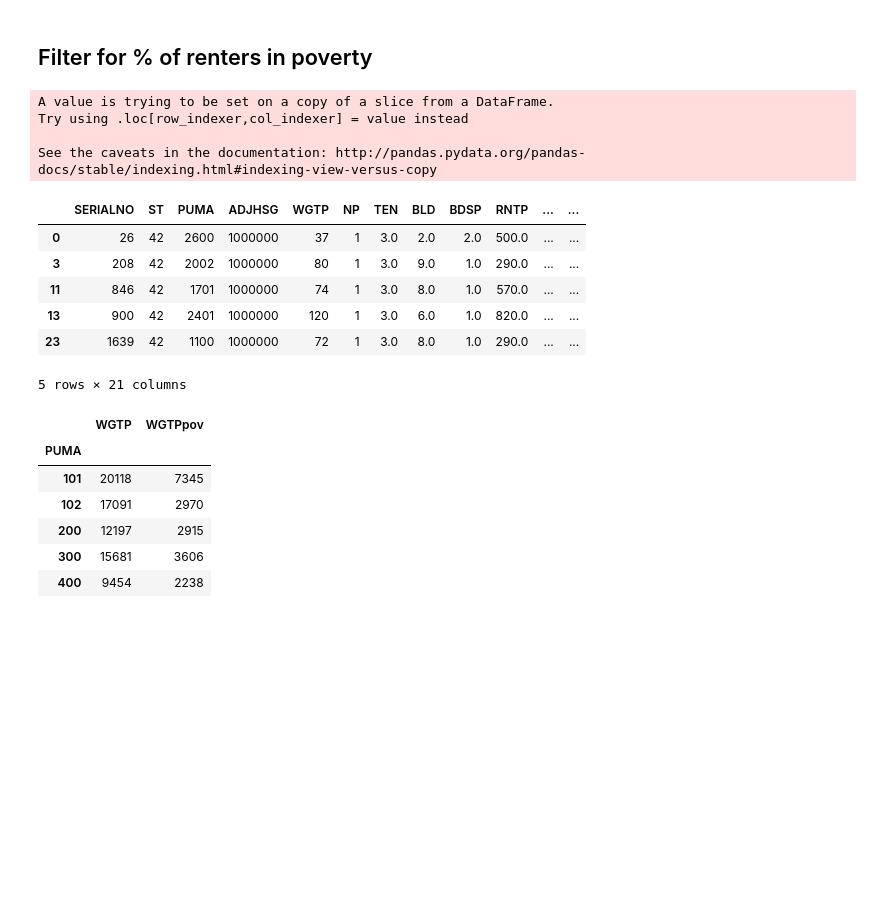
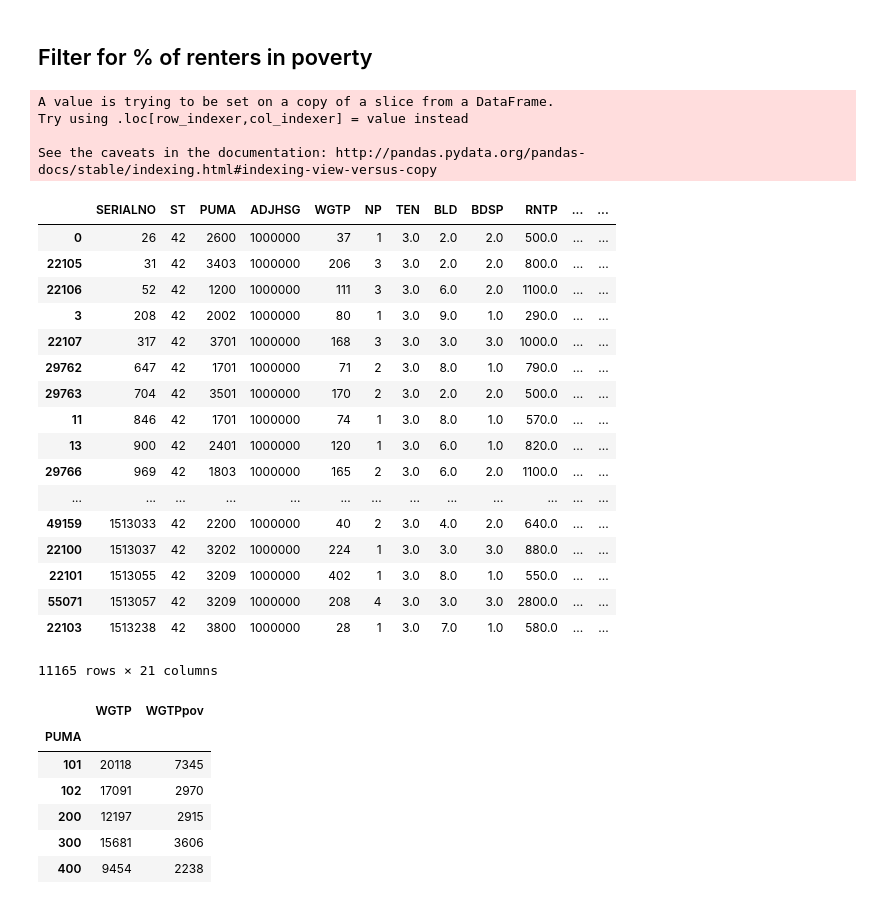
Before and after one commit to epkh/bigdataproject, a Jupyter notebook: acs15_1yr_poverty_income.ipynb, the cells around one changed output. Cells and saved outputs as stored; diff of their text form; code cells hidden in the pictures; blank space fills up the shorter version.

```diff
--- a/acs15_1yr_poverty_income.ipynb
+++ b/acs15_1yr_poverty_income.ipynb
@@ -136,22 +153,33 @@ PA rental households below fed poverty line: 2289
 # %%
 ## create new column that calculates # of renting households below poverty line
 
 # Create a new column called df15r_rkp.WGTPpov where the value is the WGTP if df15r_rkp.HINCP
 # is less than or equal to df15r_rkp.pov_15 and 0 if not.
 df15_rkp['WGTPpov'] = df15_rkp['WGTP'].where(df15_rkp['HINCP']<=df15_rkp['pov_15'], 0)
-df15_rkp.head()
+df15_rkp.sort_values('SERIALNO')
 # %% [output]
 A value is trying to be set on a copy of a slice from a DataFrame.
 Try using .loc[row_indexer,col_indexer] = value instead
 
 See the caveats in the documentation: http://pandas.pydata.org/pandas-docs/stable/indexing.html#indexing-view-versus-copy
 |  | SERIALNO | ST | PUMA | ADJHSG | WGTP | NP | TEN | BLD | BDSP | RNTP | ... | ... |
 | 0 | 26 | 42 | 2600 | 1000000 | 37 | 1 | 3.0 | 2.0 | 2.0 | 500.0 | ... | ... |
+| 22105 | 31 | 42 | 3403 | 1000000 | 206 | 3 | 3.0 | 2.0 | 2.0 | 800.0 | ... | ... |
+| 22106 | 52 | 42 | 1200 | 1000000 | 111 | 3 | 3.0 | 6.0 | 2.0 | 1100.0 | ... | ... |
 | 3 | 208 | 42 | 2002 | 1000000 | 80 | 1 | 3.0 | 9.0 | 1.0 | 290.0 | ... | ... |
+| 22107 | 317 | 42 | 3701 | 1000000 | 168 | 3 | 3.0 | 3.0 | 3.0 | 1000.0 | ... | ... |
+| 29762 | 647 | 42 | 1701 | 1000000 | 71 | 2 | 3.0 | 8.0 | 1.0 | 790.0 | ... | ... |
+| 29763 | 704 | 42 | 3501 | 1000000 | 170 | 2 | 3.0 | 2.0 | 2.0 | 500.0 | ... | ... |
 | 11 | 846 | 42 | 1701 | 1000000 | 74 | 1 | 3.0 | 8.0 | 1.0 | 570.0 | ... | ... |
 | 13 | 900 | 42 | 2401 | 1000000 | 120 | 1 | 3.0 | 6.0 | 1.0 | 820.0 | ... | ... |
-| 23 | 1639 | 42 | 1100 | 1000000 | 72 | 1 | 3.0 | 8.0 | 1.0 | 290.0 | ... | ... |
+| 29766 | 969 | 42 | 1803 | 1000000 | 165 | 2 | 3.0 | 6.0 | 2.0 | 1100.0 | ... | ... |
+| ... | ... | ... | ... | ... | ... | ... | ... | ... | ... | ... | ... | ... |
+| 49159 | 1513033 | 42 | 2200 | 1000000 | 40 | 2 | 3.0 | 4.0 | 2.0 | 640.0 | ... | ... |
+| 22100 | 1513037 | 42 | 3202 | 1000000 | 224 | 1 | 3.0 | 3.0 | 3.0 | 880.0 | ... | ... |
+| 22101 | 1513055 | 42 | 3209 | 1000000 | 402 | 1 | 3.0 | 8.0 | 1.0 | 550.0 | ... | ... |
+| 55071 | 1513057 | 42 | 3209 | 1000000 | 208 | 4 | 3.0 | 3.0 | 3.0 | 2800.0 | ... | ... |
+| 22103 | 1513238 | 42 | 3800 | 1000000 | 28 | 1 | 3.0 | 7.0 | 1.0 | 580.0 | ... | ... |
-5 rows × 21 columns
+11165 rows × 21 columns
 # %%
 # group by PUMA and sum the total hhds (WGTP) and the hhds in poverty (WGTPpov)
 
```
Also changed, not shown: parts of 3 cells of this notebook, 2 other files.
